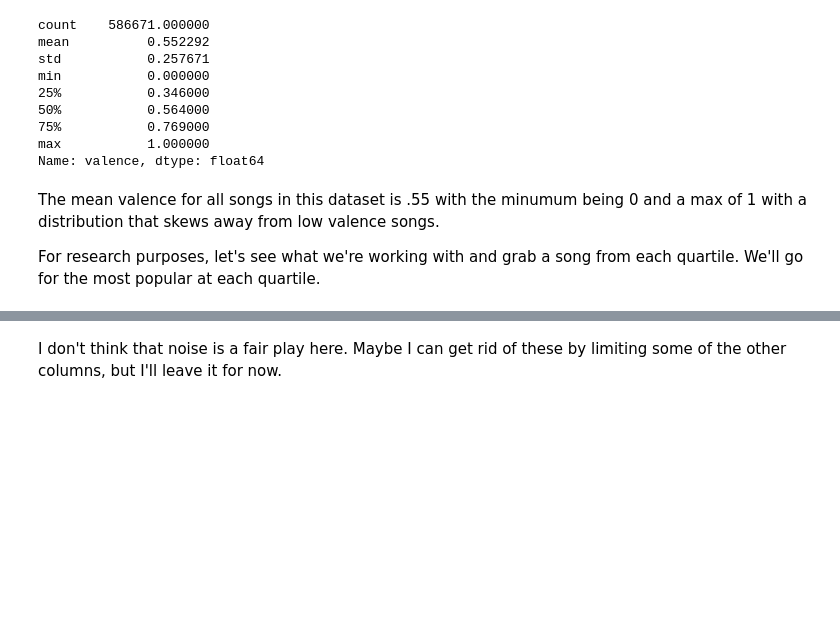
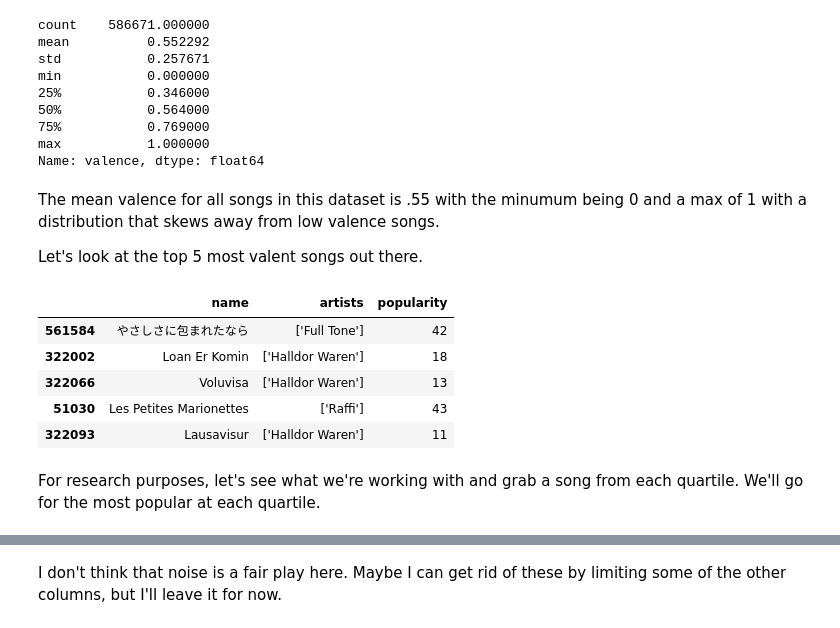
Before and after one commit to twaddlac/spotify_music_library_analyis, a Jupyter notebook: Spotify Music Library Analysis.ipynb, the cells around one changed output, grey strips where cells are left out. Drawn from its saved outputs; the diff is of its cells as text; code cells hidden in the pictures; blank space fills up the shorter version.

```diff
--- a/Spotify Music Library Analysis.ipynb
+++ b/Spotify Music Library Analysis.ipynb
@@ -78,7 +78,18 @@ Name: valence, dtype: float64
 # %% [markdown]
 The mean valence for all songs in this dataset is .55 with the minumum being 0 and a max of 1 with a distribution that skews away from low valence songs.
 
-For research purposes, let's see what we're working with and grab a song from each quartile. We'll go for the most popular at each quartile.
+Let's look at the top 5 most valent songs out there.
+# %%
+tracks.sort_values('valence', ascending=False).head()[['name','artists','popularity']]
+# %% [output]
+|  | name | artists | popularity |
+| 561584 | やさしさに包まれたなら | ['Full Tone'] | 42 |
+| 322002 | Loan Er Komin | ['Halldor Waren'] | 18 |
+| 322066 | Voluvisa | ['Halldor Waren'] | 13 |
+| 51030 | Les Petites Marionettes | ['Raffi'] | 43 |
+| 322093 | Lausavisur | ['Halldor Waren'] | 11 |
+# %% [markdown]
+For research purposes, let's see what we're working with and grab a song from each quartile. We'll go for the most popular at each quartile.
 # %%
 # The most popular songs with valence of 0
 tracks[tracks['valence'] == 0].sort_values('popularity', ascending=False).head()
```
Also changed, not shown: parts of 15 cells of this notebook, 9 other files.
